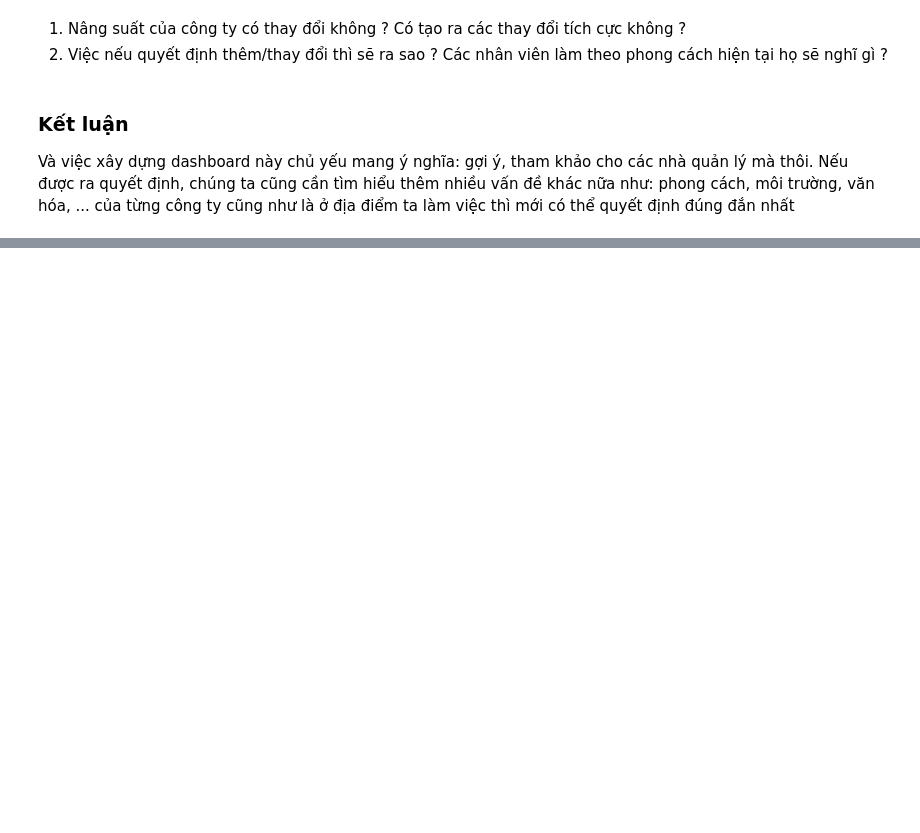
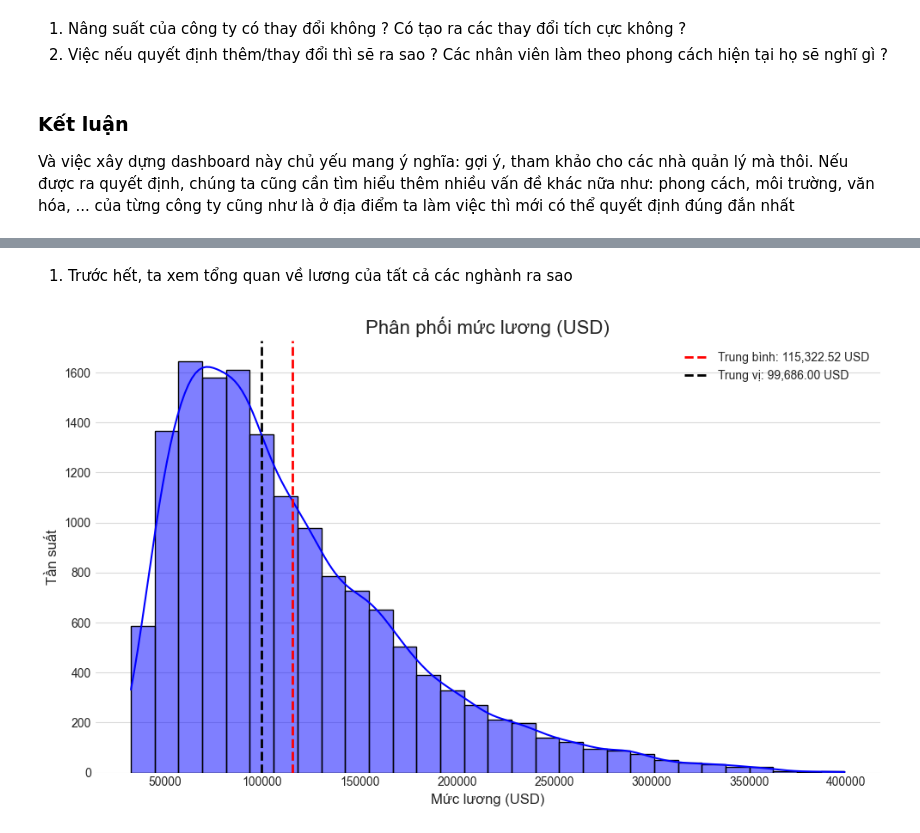
Before and after one commit to thethien8a/Machine-Learning-Project, a Jupyter notebook: Linear Regression/project_1.ipynb, the cells around one changed output, grey strips where cells are left out. Cells and saved outputs as stored; diff of their text form; code cells hidden in the pictures; blank space fills up the shorter version.

```diff
--- a/Linear Regression/project_1.ipynb
+++ b/Linear Regression/project_1.ipynb
@@ -793,0 +829,26 @@ Và việc xây dựng dashboard này chủ yếu mang ý nghĩa: gợi ý, tham
+# %% [markdown]
+1. Trước hết, ta xem tổng quan về lương của tất cả các nghành ra sao
+# %%
+# Tính toán giá trị trung bình và trung vị
+mean_salary = new_df['salary_usd'].mean()
+median_salary = new_df['salary_usd'].median()
+
+# Tạo biểu đồ histogram đẹp hơn
+plt.figure(figsize=(10, 6)) # Điều chỉnh kích thước biểu đồ
+plt.grid(visible=False)
+sns.histplot(new_df['salary_usd'], bins=30, kde=True, color='blue', edgecolor='black')
+
+# Thêm đường thẳng cho giá trị trung bình và trung vị
+plt.axvline(mean_salary, color='red', linestyle='dashed', linewidth=2, label=f'Trung bình: {mean_salary:,.2f} USD')
+plt.axvline(median_salary, color='black', linestyle='dashed', linewidth=2, label=f'Trung vị: {median_salary:,.2f} USD')
+
+# Thêm tiêu đề và nhãn
+plt.title('Phân phối mức lương (USD)', fontsize=16)
+plt.xlabel('Mức lương (USD)', fontsize=12)
+plt.ylabel('Tần suất', fontsize=12)
+plt.legend() # Hiển thị chú giải cho các đường trung bình và trung vị
+plt.grid(axis='y', alpha=0.75) # Thêm lưới cho trục y
+plt.tight_layout() # Tự động điều chỉnh bố cục để tránh chồng lấn
+plt.show()
+# %% [output]
+[figure, added]
```
Also changed, not shown: parts of 17 cells of this notebook, 1 other file.
